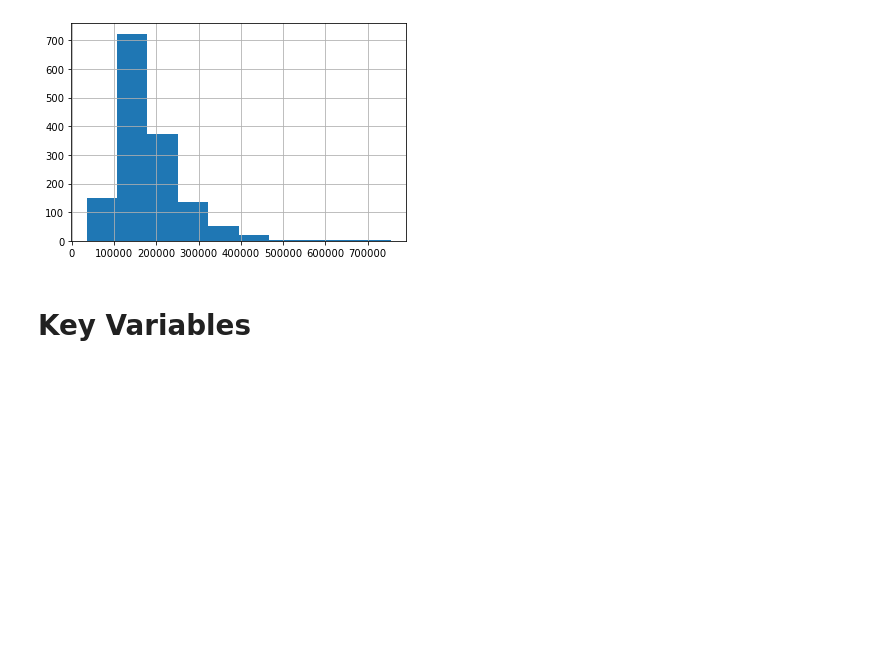
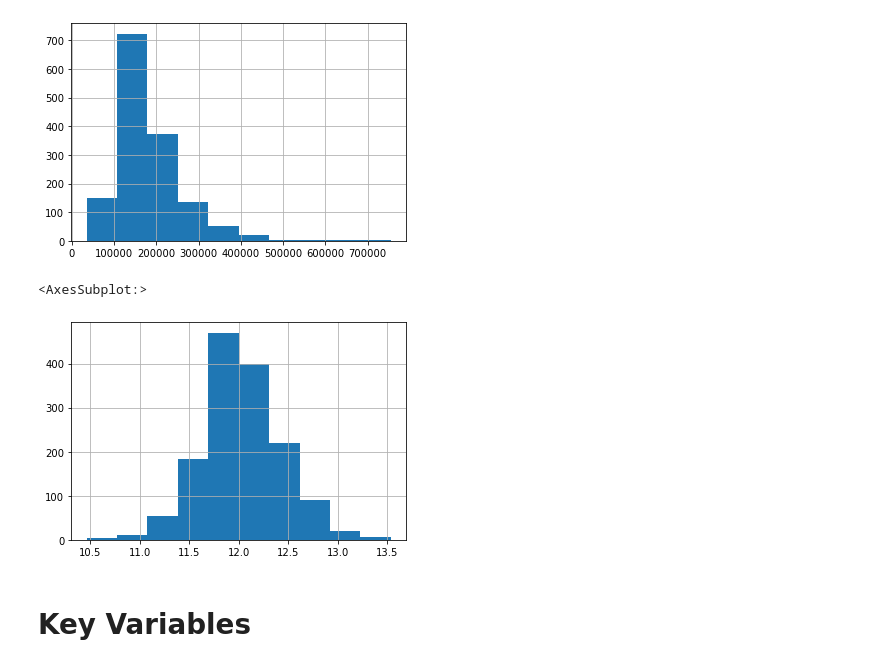
Before and after one commit to tom-farmer/model-deploy, a Jupyter notebook: notebooks/exploratory_data_analysis.ipynb, the cells around one changed output. Saved outputs shown, nothing was run; the diff lists cells and outputs as text; code cells hidden in the pictures; blank space fills up the shorter version.

```diff
--- a/notebooks/exploratory_data_analysis.ipynb
+++ b/notebooks/exploratory_data_analysis.ipynb
@@ -36,6 +57,11 @@ train["SalePrice"].hist()
 [figure]
 # %%
 train["logSalePrice"] = np.log(train["SalePrice"])
+# %%
+train["logSalePrice"].hist()
+# %% [output]
+<AxesSubplot:>
+[figure, added]
 # %% [markdown]
 # Key Variables
 # %%
```
Also changed, not shown: parts of 2 cells of this notebook, 6 other files.
